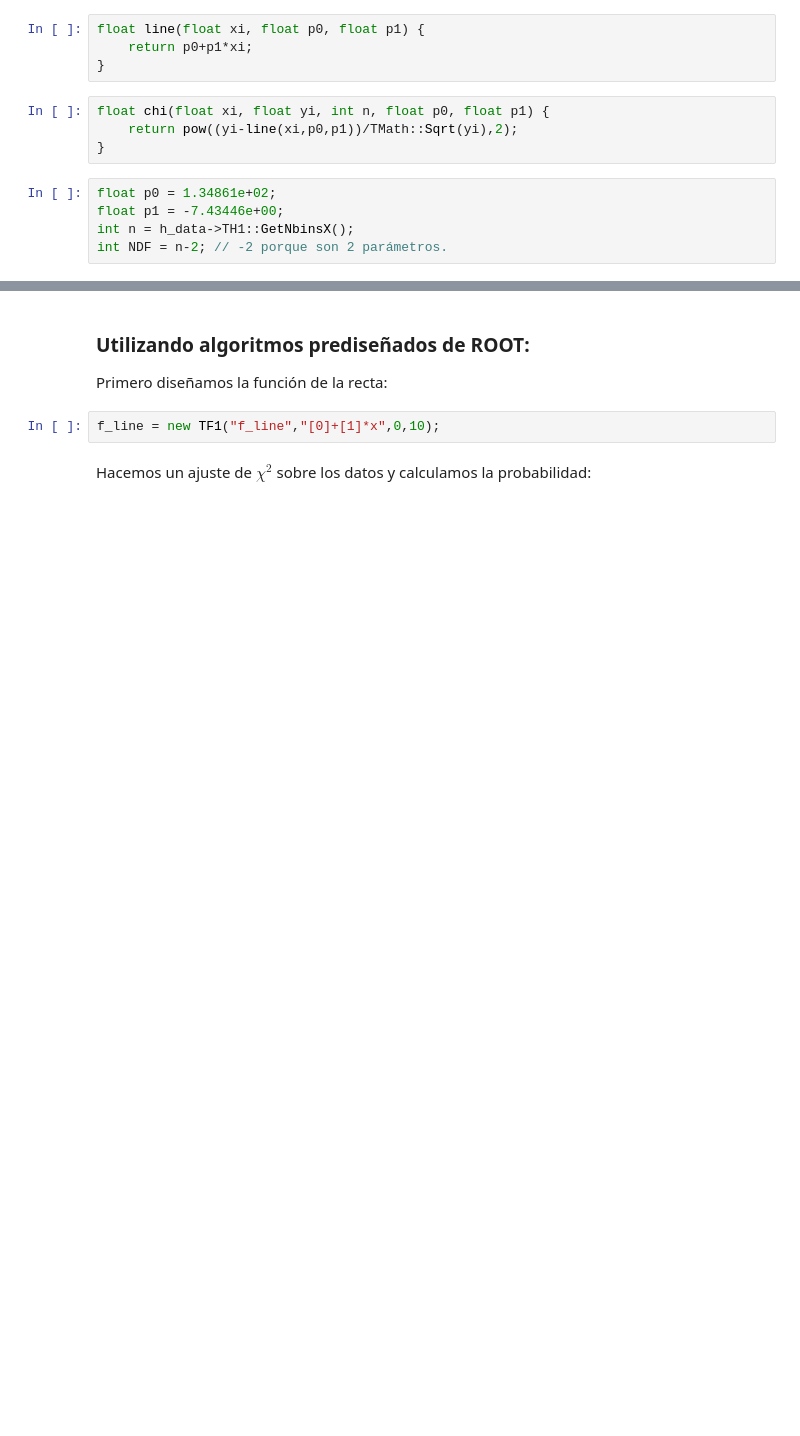
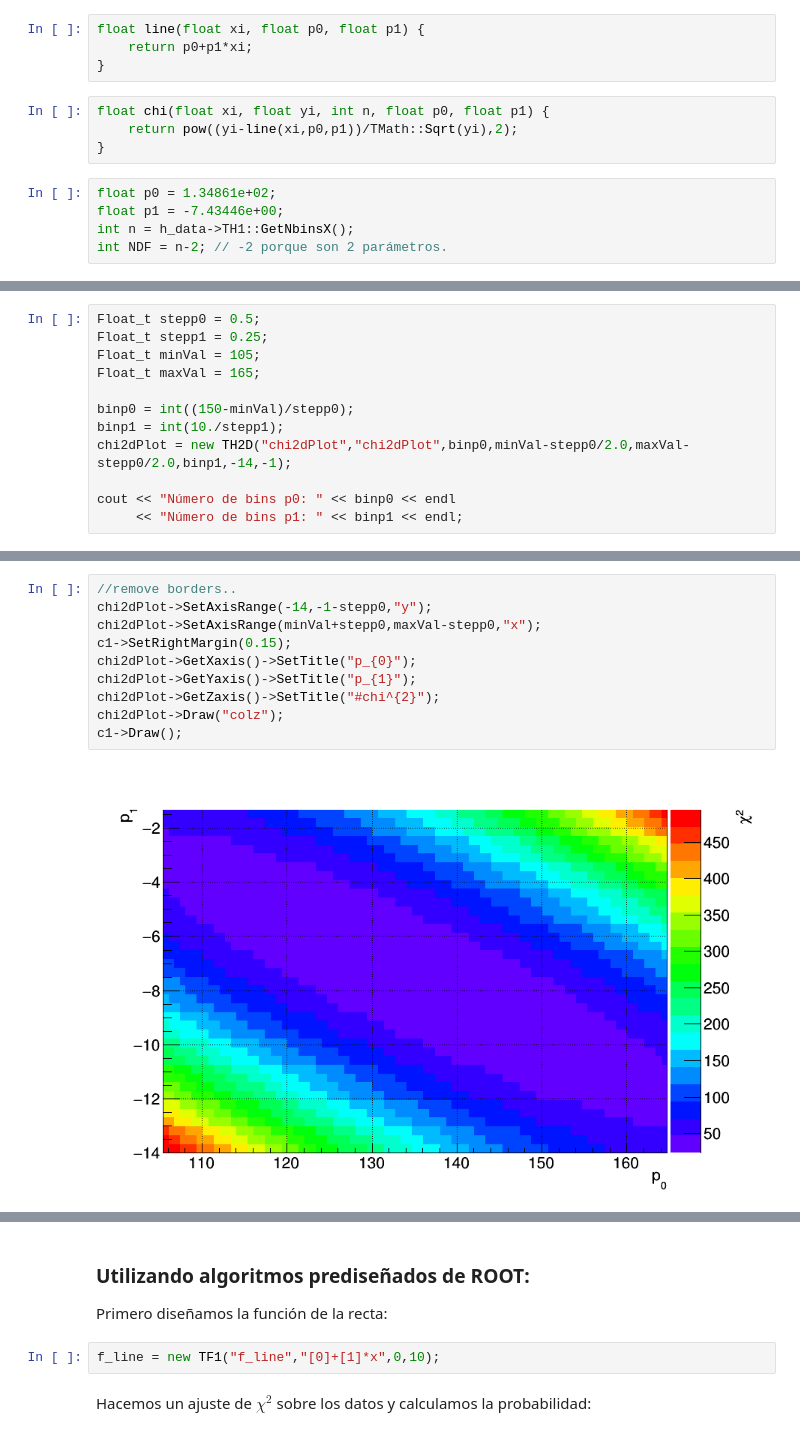
Before and after one commit to AltuOs/MD_T2, a Jupyter notebook: T2_Ej1_Oscar_Altuve.ipynb, the cells around one changed output, grey strips where cells are left out. Drawn from its saved outputs; the diff is of its cells as text; blank space fills up the shorter version.

```diff
--- a/T2_Ej1_Oscar_Altuve.ipynb
+++ b/T2_Ej1_Oscar_Altuve.ipynb
@@ -85,0 +96,12 @@ c1->Draw();
+# %%
+Float_t stepp0 = 0.5;
+Float_t stepp1 = 0.25;
+Float_t minVal = 105;
+Float_t maxVal = 165;
+
+binp0 = int((150-minVal)/stepp0);
+binp1 = int(10./stepp1);
+chi2dPlot = new TH2D("chi2dPlot","chi2dPlot",binp0,minVal-stepp0/2.0,maxVal-stepp0/2.0,binp1,-14,-1);
+
+cout << "Número de bins p0: " << binp0 << endl
+     << "Número de bins p1: " << binp1 << endl;
@@ -85,0 +126,12 @@ c1->Draw();
+# %%
+//remove borders..
+chi2dPlot->SetAxisRange(-14,-1-stepp0,"y");
+chi2dPlot->SetAxisRange(minVal+stepp0,maxVal-stepp0,"x");
+c1->SetRightMargin(0.15);
+chi2dPlot->GetXaxis()->SetTitle("p_{0}");
+chi2dPlot->GetYaxis()->SetTitle("p_{1}");
+chi2dPlot->GetZaxis()->SetTitle("#chi^{2}");
+chi2dPlot->Draw("colz");
+c1->Draw();
+# %% [output]
+[figure, added]
```
Also changed, not shown: parts of 12 cells of this notebook.
